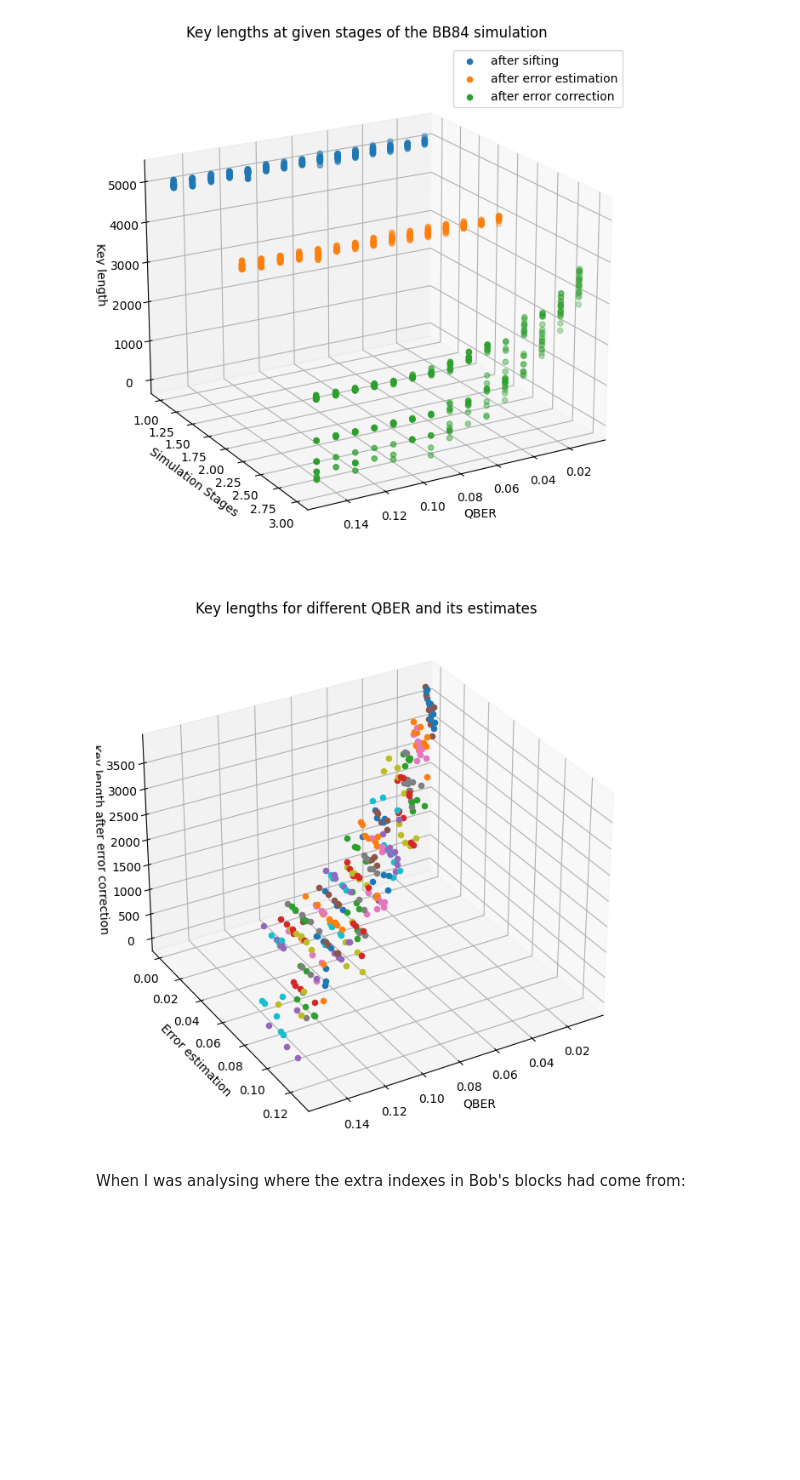
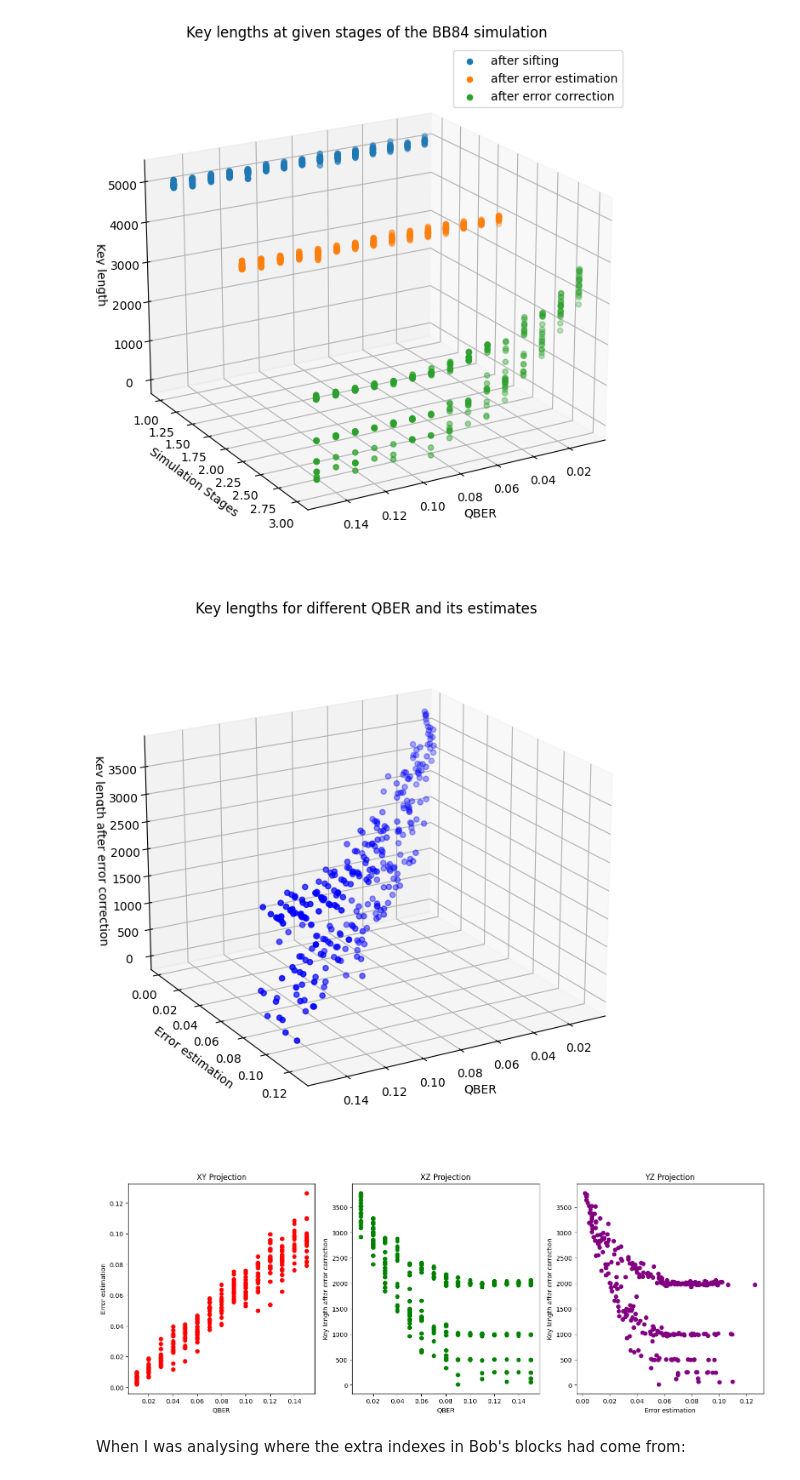
Before and after one commit to gnypit/pyqkd, a Jupyter notebook: main_tester.ipynb, the cells around one changed output. Cells and saved outputs as stored; diff of their text form; code cells hidden in the pictures; blank space fills up the shorter version.

Commit message:
Not that's an interesting result

```diff
--- a/main_tester.ipynb
+++ b/main_tester.ipynb
@@ -103,29 +103,48 @@ plt.show()
 # %%
 # Create a 3D scatter plot
 fig = plt.figure(figsize=(12, 8))
-ax = fig.add_subplot(111, projection='3d')
+ax_3d = fig.add_subplot(111, projection='3d')
 
-for index, row in results_df.iterrows():
-    xs = row['qber']
-    ys = row['error estimate']
-    zs = row['key length after err corr']
-    ax.scatter(xs, ys, zs)
+# Plot the 3D scatter plot
+ax_3d.scatter(results_df['qber'], results_df['error estimate'], results_df['key length after err corr'], c='blue', label='3D scatter')
 
 # Set labels for axes
-ax.set_xlabel('QBER')
-ax.set_ylabel('Error estimation')
-ax.set_zlabel('Key length after error correction')
+ax_3d.set_xlabel('QBER')
+ax_3d.set_ylabel('Error estimation')
+ax_3d.set_zlabel('Key length after error correction')
 
 # Set plot title
 plt.title('Key lengths for different QBER and its estimates')
 
 # Set the viewing point
-ax.view_init(elev=30, azim=60)  # Adjust these values to change the viewing point
+ax_3d.view_init(elev=20, azim=60)  # Adjust these values to change the viewing point
 
-# Show the plot
+# Plot projections on XY, XZ, and YZ planes
+fig, axes = plt.subplots(1, 3, figsize=(18, 6))
+
+# XY projection
+axes[0].scatter(results_df['qber'], results_df['error estimate'], c='red', label='XY projection')
+axes[0].set_xlabel('QBER')
+axes[0].set_ylabel('Error estimation')
+axes[0].set_title('XY Projection')
+
+# XZ projection
+axes[1].scatter(results_df['qber'], results_df['key length after err corr'], c='green', label='XZ projection')
+axes[1].set_xlabel('QBER')
+axes[1].set_ylabel('Key length after error correction')
+axes[1].set_title('XZ Projection')
+
+# YZ projection
+axes[2].scatter(results_df['error estimate'], results_df['key length after err corr'], c='purple', label='YZ projection')
+axes[2].set_xlabel('Error estimation')
+axes[2].set_ylabel('Key length after error correction')
+axes[2].set_title('YZ Projection')
+
+# Show the plots
 plt.show()
 # %% [output]
-[figure, old version]
+[figure, new version]
+[figure, added]
 # %% [markdown]
 When I was analysing where the extra indexes in Bob's blocks had come from:
 # %%
```
